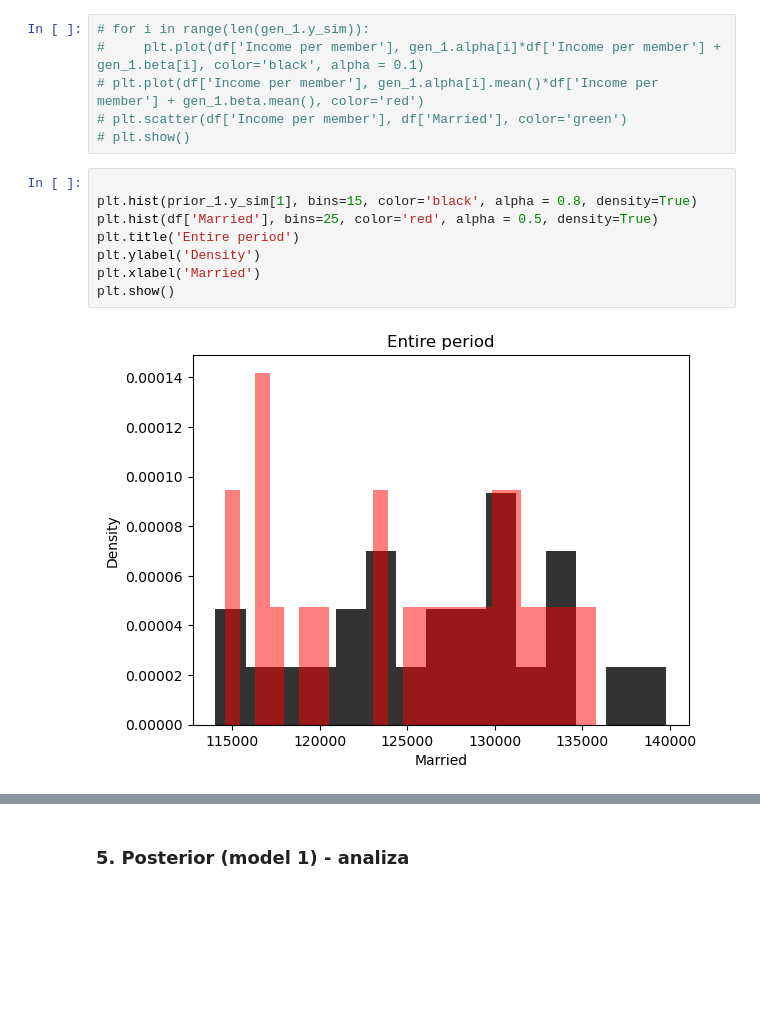
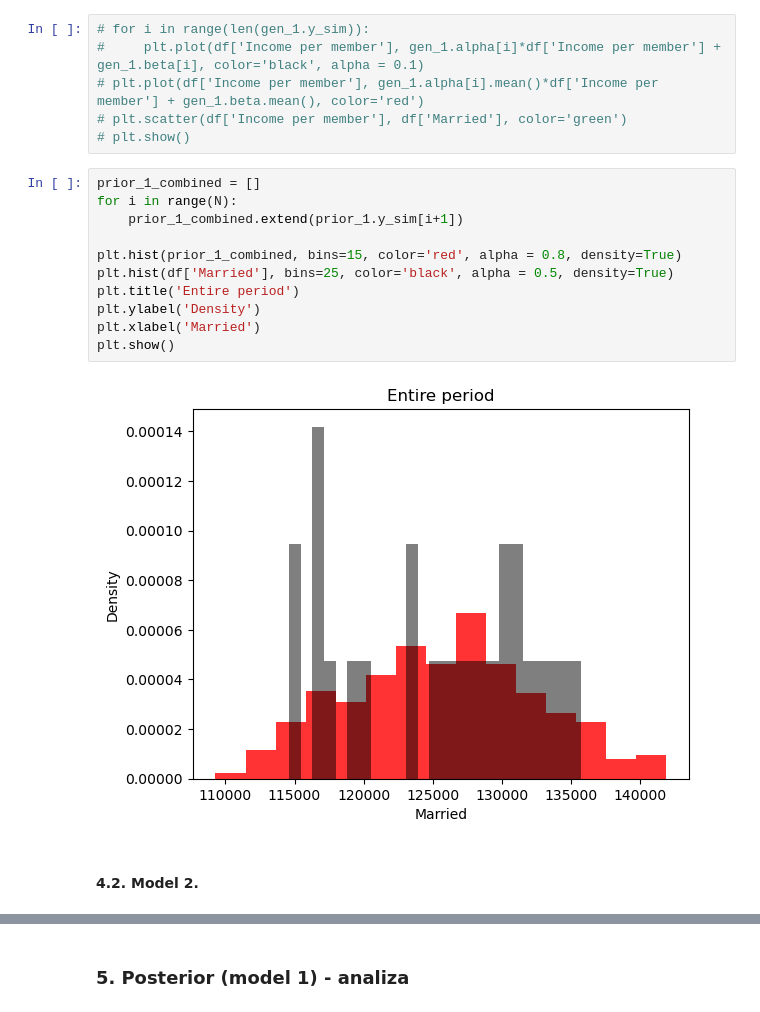
Before and after one commit to Julnowak/DA_project, a Jupyter notebook: final.ipynb, the cells around one changed output, grey strips where cells are left out. Saved outputs shown, nothing was run; the diff lists cells and outputs as text; blank space fills up the shorter version.

```diff
--- a/final.ipynb
+++ b/final.ipynb
@@ -272,12 +280,17 @@ prior_1.draws_pd()
 # plt.scatter(df['Income per member'], df['Married'], color='green')
 # plt.show()
 # %%
+prior_1_combined = []
+for i in range(N):
+    prior_1_combined.extend(prior_1.y_sim[i+1])
 
-plt.hist(prior_1.y_sim[1], bins=15, color='black', alpha = 0.8, density=True)
-plt.hist(df['Married'], bins=25, color='red', alpha = 0.5, density=True)
+plt.hist(prior_1_combined, bins=15, color='red', alpha = 0.8, density=True)
+plt.hist(df['Married'], bins=25, color='black', alpha = 0.5, density=True)
 plt.title('Entire period')
 plt.ylabel('Density')
 plt.xlabel('Married')
 plt.show()
 # %% [output]
-[figure, old version]
+[figure, new version]
+# %% [markdown]
+#### 4.2. Model 2.
```
Also changed, not shown: parts of 25 cells of this notebook.
